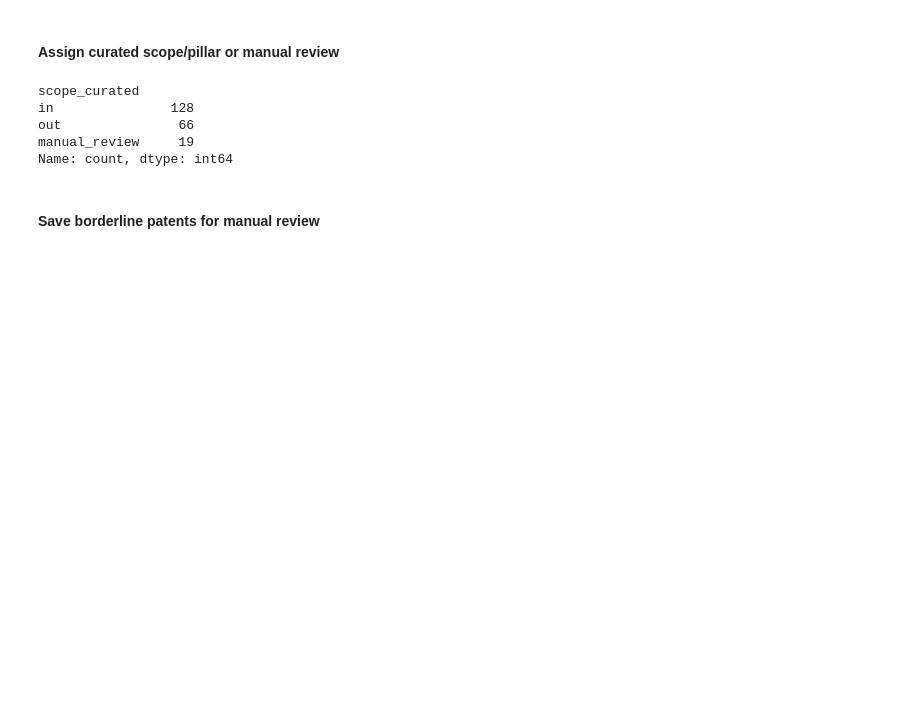
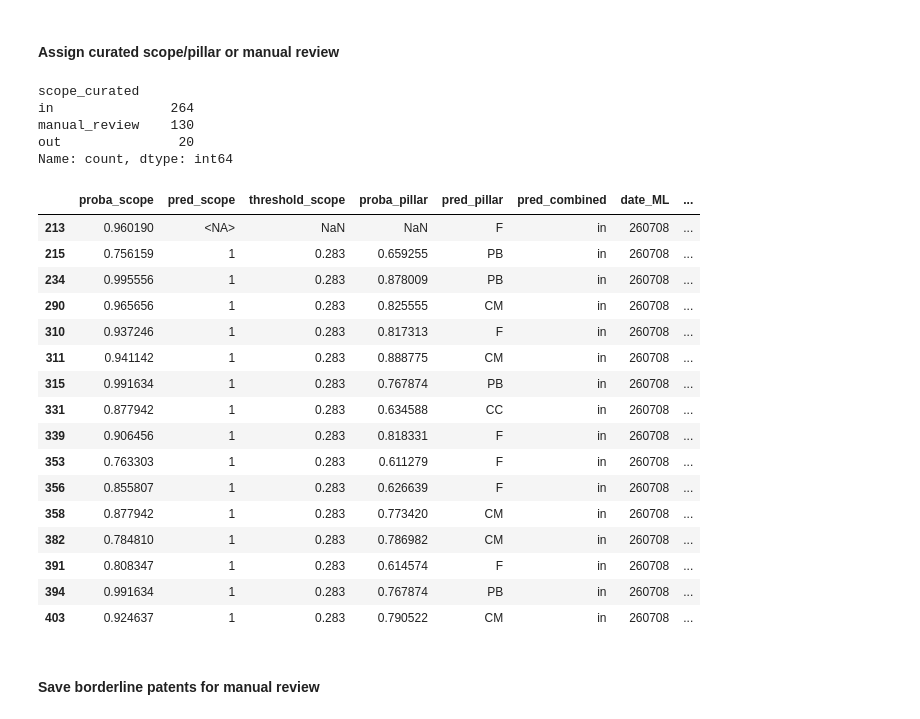
Before and after one commit to violah-fellow/SHEEP, a Jupyter notebook: Pipeline/Patents/S6_Review_classifications.ipynb, the cells around one changed output. Saved outputs shown, nothing was run; the diff lists cells and outputs as text; code cells hidden in the pictures; blank space fills up the shorter version.

```diff
--- a/Pipeline/Patents/S6_Review_classifications.ipynb
+++ b/Pipeline/Patents/S6_Review_classifications.ipynb
@@ -75,7 +96,7 @@ inherit_mask = (
     ((data['proba_scope'] > 0.8) & (data['confidence_LLM'] == 3) & (data['pillar_LLM'] != 'NA') & (data['pred_pillar'] == data['pillar_LLM'])) |
 
     # scope_LLM=out, confident, and no pillar was assigned
-    ((data['scope_LLM'] == 'out') & (data['confidence_LLM'] < 3) & (data['pillar_LLM'] == 'NA'))
+    ((data['scope_LLM'] == 'out') & (data['confidence_LLM'] < 3) & (data['proba_scope'] < 0.6) & (data['pillar_LLM'] == 'NA') & (data['pred_pillar'] == 'NA'))
 )
 # %% [markdown]
 #### Assign curated scope/pillar or manual review
@@ -89,10 +110,30 @@ data['date_review'] = today
 data['scope_curated'].value_counts()
 # %% [output]
 scope_curated
-in               128
-out               66
-manual_review     19
+in               264
+manual_review    130
+out               20
 Name: count, dtype: int64
+# %%
+data[data['scope_curated'] == "manual_review"].loc[:,"proba_scope":"pillar_LLM"]
+# %% [output]
+|  | proba_scope | pred_scope | threshold_scope | proba_pillar | pred_pillar | pred_combined | date_ML | ... |
+| 213 | 0.960190 | <NA> | NaN | NaN | F | in | 260708 | ... |
+| 215 | 0.756159 | 1 | 0.283 | 0.659255 | PB | in | 260708 | ... |
+| 234 | 0.995556 | 1 | 0.283 | 0.878009 | PB | in | 260708 | ... |
+| 290 | 0.965656 | 1 | 0.283 | 0.825555 | CM | in | 260708 | ... |
+| 310 | 0.937246 | 1 | 0.283 | 0.817313 | F | in | 260708 | ... |
+| 311 | 0.941142 | 1 | 0.283 | 0.888775 | CM | in | 260708 | ... |
+| 315 | 0.991634 | 1 | 0.283 | 0.767874 | PB | in | 260708 | ... |
+| 331 | 0.877942 | 1 | 0.283 | 0.634588 | CC | in | 260708 | ... |
+| 339 | 0.906456 | 1 | 0.283 | 0.818331 | F | in | 260708 | ... |
+| 353 | 0.763303 | 1 | 0.283 | 0.611279 | F | in | 260708 | ... |
+| 356 | 0.855807 | 1 | 0.283 | 0.626639 | F | in | 260708 | ... |
+| 358 | 0.877942 | 1 | 0.283 | 0.773420 | CM | in | 260708 | ... |
+| 382 | 0.784810 | 1 | 0.283 | 0.786982 | CM | in | 260708 | ... |
+| 391 | 0.808347 | 1 | 0.283 | 0.614574 | F | in | 260708 | ... |
+| 394 | 0.991634 | 1 | 0.283 | 0.767874 | PB | in | 260708 | ... |
+| 403 | 0.924637 | 1 | 0.283 | 0.790522 | CM | in | 260708 | ... |
 # %% [markdown]
 #### Save borderline patents for manual review
 # %%
```
Also changed, not shown: parts of 6 cells of this notebook, 32 other files.
